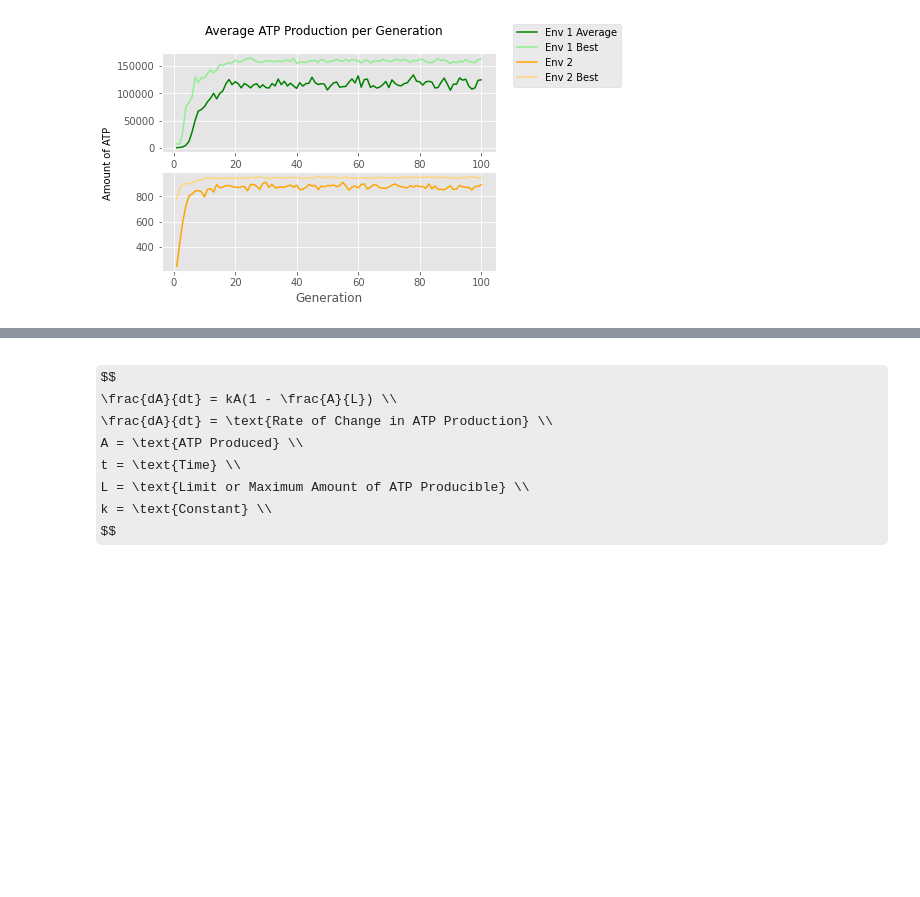
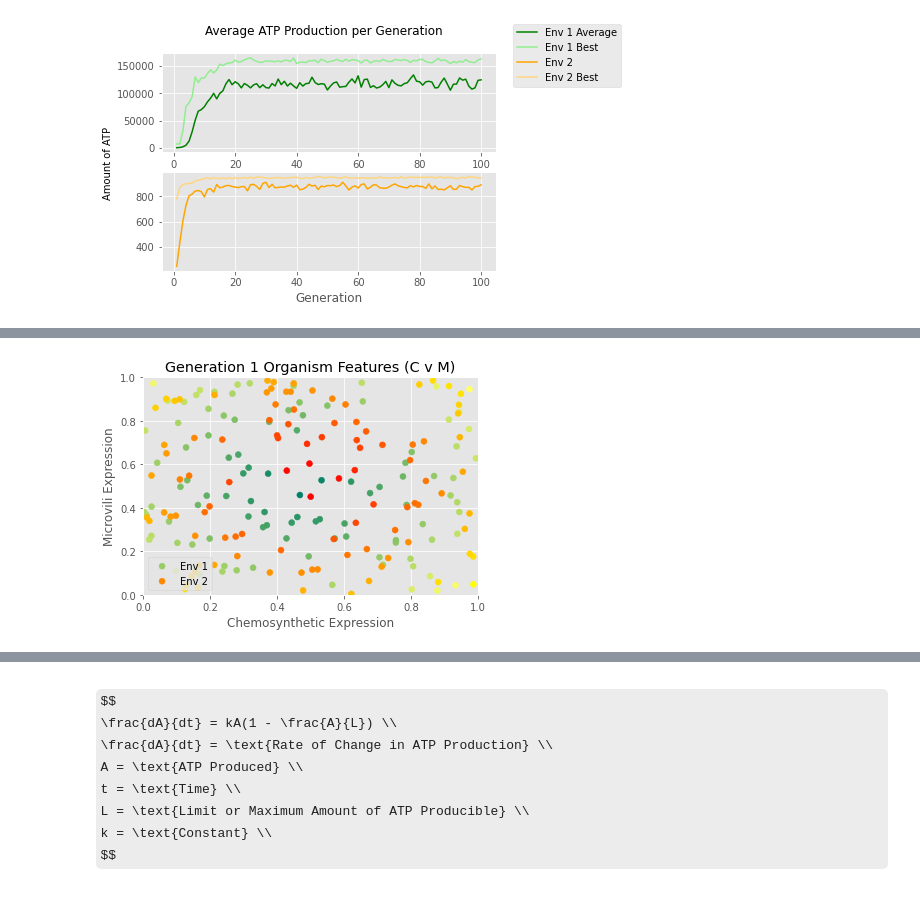
Before and after one commit to NikhilMukraj/apbioproject, a Jupyter notebook: data visualization.ipynb, the cells around one changed output, grey strips where cells are left out. Saved outputs shown, nothing was run; the diff lists cells and outputs as text; code cells hidden in the pictures; some formulas as TeX source; blank space fills up the shorter version.

```diff
--- a/data visualization.ipynb
+++ b/data visualization.ipynb
@@ -143,13 +145,15 @@ z2 = [np.sqrt((i[0]-c_cm_gen_first_mean[0])**2 + (i[1]-c_cm_gen_first_mean[1])**
 # %%
 plt.title(f'Generation 1 Organism Features (C v M)')
 plt.xlim((0,1))
 plt.ylim((0,1))
 plt.xlabel('Chemosynthetic Expression')
-plt.xlabel('Microvili Expression')
+plt.ylabel('Microvili Expression')
 plt.scatter([i[0] for i in p_cm_gen_first], [i[1] for i in p_cm_gen_first], c=z1, cmap='summer', label=env_1_label)
 plt.scatter([i[0] for i in c_cm_gen_first], [i[1] for i in c_cm_gen_first], c=z2, cmap='autumn', label=env_2_label)
 plt.legend(loc='lower left')
 plt.show()
+# %% [output]
+[figure, added]
 # %%
 p_cm_gen_last_mean = (np.mean([i[0] for i in p_cm_gen_last]), np.mean([i[1] for i in p_cm_gen_last]))
 c_cm_gen_last_mean = (np.mean([i[0] for i in c_cm_gen_last]), np.mean([i[1] for i in c_cm_gen_last]))
```
Also changed, not shown: parts of 9 cells of this notebook.
